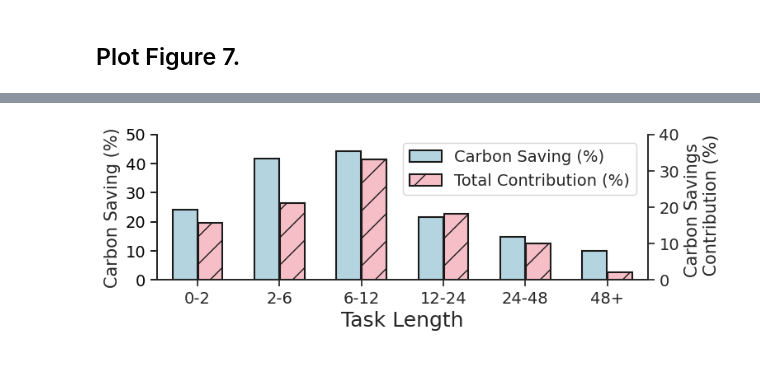
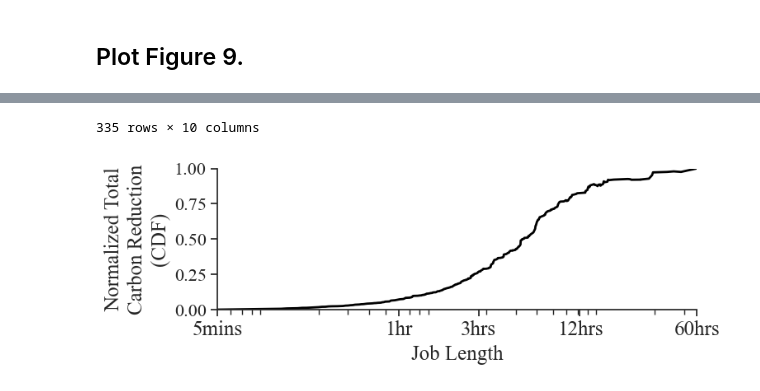
Before and after one commit to umassos/GAIA, a Jupyter notebook: notebooks/evaluation_plot.ipynb, the cells around one changed output, grey strips where cells are left out. Saved outputs shown, nothing was run; the diff lists cells and outputs as text; code cells hidden in the pictures.

```diff
--- a/notebooks/evaluation_plot.ipynb
+++ b/notebooks/evaluation_plot.ipynb
@@ -23,13 +11,12 @@ sns.__version__
 # %%
 sns.set_theme(style="whitegrid", font_scale=1.5)
 sns.set_style("ticks")
-plt.rc('font',**{'family':'sans-serif','sans-serif':['DejaVu Sans']})
-
+plt.rcParams["font.family"] = "Times New Roman"
 # Set the font used for MathJax - more on this later
 plt.rc('mathtext',**{'default':'regular'})
 
-plt.rc('xtick',labelsize=14)
-plt.rc('ytick',labelsize=14)
+plt.rc('xtick',labelsize=16)
+plt.rc('ytick',labelsize=16)
 plt.rc('axes', titlesize=20, titleweight=3)
 plt.rc('legend',fontsize='18')
 plt.rcParams['legend.title_fontsize'] = '18'
@@ -153,10 +118,21 @@ def load_results_breakdown(cluster_type, task_trace, scheduling_policy, carbon_p
         df = df[df["ID"]!=""]
         df["ID"] = df["ID"].astype(int)
     df = df.join(agnostic,on="ID", rsuffix="_agnostic", how="inner")
-    df["saved_carbon"] = df["carbon_cost_agnostic"]  - df["carbon_cost"]
-    df["saved_cost"] = df["dollar_cost_agnostic"]  - df["dollar_cost"]
-    df["carbon_percent"] = df["saved_carbon"]/df["carbon_cost_agnostic"] * 100
-    df["cost_percent"] = df["saved_cost"]/df["dollar_cost_agnostic"] * 100
-    df = df.dropna()
-    df = df[["length_class", "resource_class", "carbon_cost_agnostic","carbon_cost", "saved_carbon", "saved_cost", "carbon_percent","cost_percent"]]
+
+    if cluster_type == "slurm":
+        df["saved_carbon"] = df["total_carbon_cost_agnostic"]  - df["total_carbon_cost"]
+        df["saved_cost"] = df["total_dollar_cost_agnostic"]  - df["total_dollar_cost"]
+        df["carbon_percent"] = df["saved_carbon"]/df["total_carbon_cost_agnostic"] * 100
+        df["cost_percent"] = df["saved_cost"]/df["total_dollar_cost_agnostic"] * 100
+        df["carbon_cost"] = df["total_carbon_cost"]
+        df["normalized_carbon"] = df["total_carbon_cost"]/df["total_carbon_cost_agnostic"]
+        df = df.dropna()
+    else:
+        df["saved_carbon"] = df["carbon_cost_agnostic"]  - df["carbon_cost"]
+        df["saved_cost"] = df["dollar_cost_agnostic"]  - df["dollar_cost"]
+        df["carbon_percent"] = df["saved_carbon"]/df["carbon_cost_agnostic"] * 100
+        df["cost_percent"] = df["saved_cost"]/df["dollar_cost_agnostic"] * 100
+        df["normalized_carbon"] = df["carbon_cost"]/df["carbon_cost_agnostic"]
+        df = df.dropna()
+    df = df[["length", "length_class", "resource_class", "carbon_cost_agnostic","carbon_cost", "saved_carbon", "saved_cost", "carbon_percent","cost_percent", "normalized_carbon"]]
     return df
@@ -260,3 +221,3 @@ plot_policies_carbonwaiting(cluster_type, task_trace, policies, carbon_trace, 0,
 # %% [markdown]
-## Plot Figure 7.
+## Plot Figure 9.
 # %%
@@ -318,5 +249,5 @@ def plot_carbon_percent_length(cluster_type, task_trace, scheduling_policy, poli
 cluster_type = "simulation"
 carbon_trace = "AU-SA"
 policy = "cst_average"
-plot_carbon_percent_length(cluster_type, task_trace, "carbon", policy, carbon_trace, 0, "6x24")
+plot_carbon_percent_length_CDF(cluster_type, task_trace, "carbon", policy, carbon_trace, 0, "6x24")
 # %% [output]
@@ -330,2 +266,3 @@ plot_carbon_percent_length(cluster_type, task_trace, "carbon", policy, carbon_tr
+335 rows × 10 columns
-[figure, old version]
+[figure, new version]
 # %% [markdown]
```
Also changed, not shown: parts of 22 cells of this notebook.
